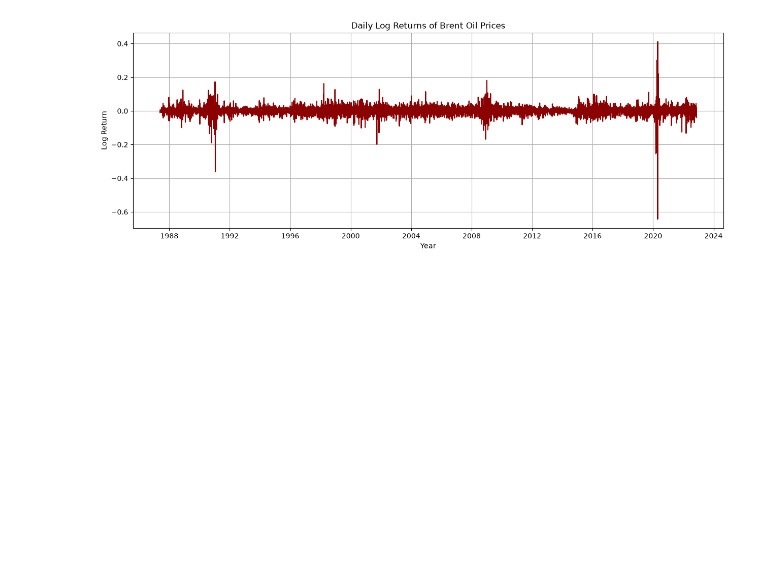
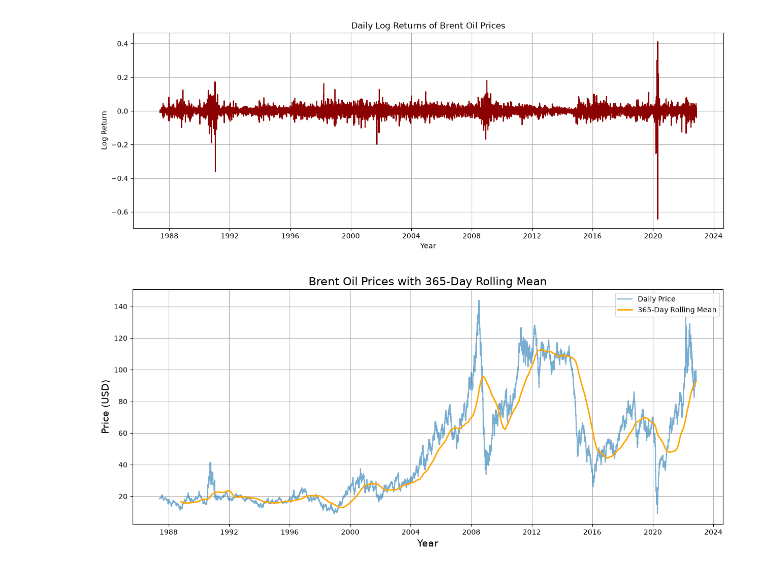
Before and after one commit to mijuuhailu/change_point_analysis, a Jupyter notebook: notebook/brent.ipynb, the cells around one changed output. Drawn from its saved outputs; the diff is of its cells as text; code cells hidden in the pictures; blank space fills up the shorter version.

```diff
--- a/notebook/brent.ipynb
+++ b/notebook/brent.ipynb
@@ -139,3 +140,25 @@ plt.grid(True)
 plt.show()
 # %% [output]
 [figure]
+# %%
+plt.figure(figsize= (15,6))
+
+plt.plot(df.index, df["Price"], label= "Daily Price", alpha=0.6)
+
+rolling_mean = df["Price"].rolling(window=365).mean()
+
+plt.plot(df.index, rolling_mean, color="orange", linewidth=2, label="365-Day Rolling Mean")
+
+plt.title("Brent Oil Prices with 365-Day Rolling Mean", fontsize=16)
+
+plt.xlabel("Year", fontsize=14)
+
+plt.ylabel("Price (USD)", fontsize=14)
+
+plt.legend()
+
+plt.grid(True)
+
+plt.show()
+# %% [output]
+[figure, added]
```
Also changed, not shown: parts of 27 cells of this notebook.
